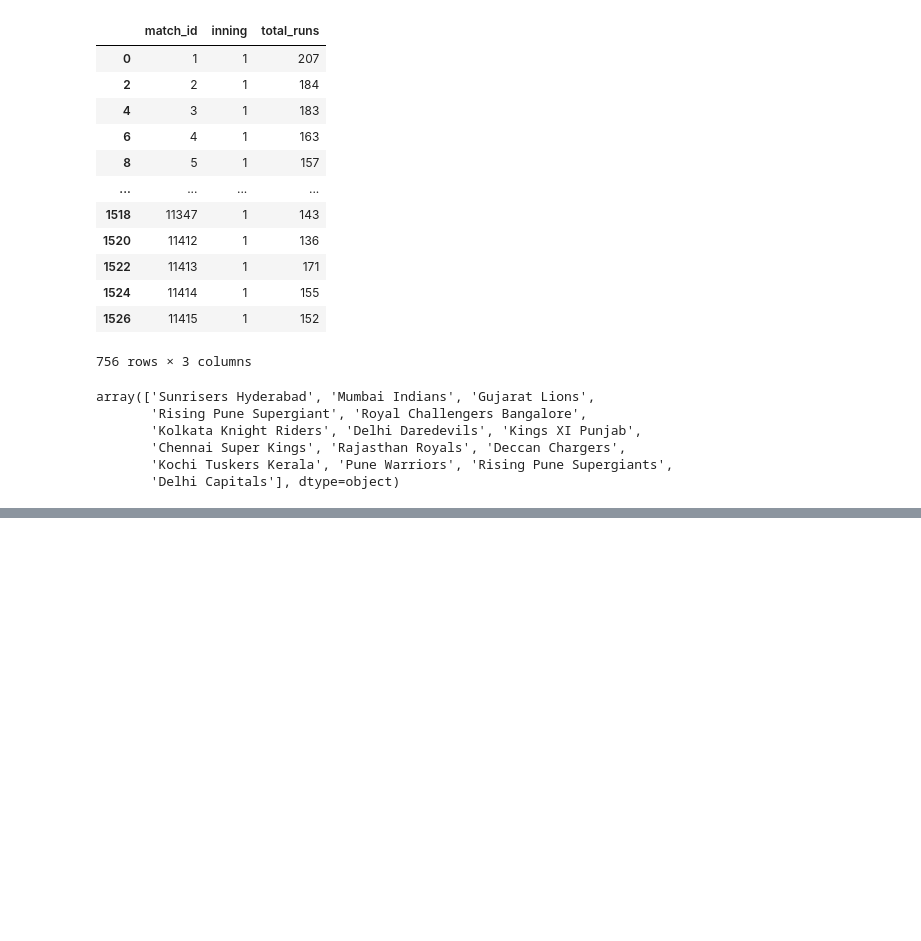
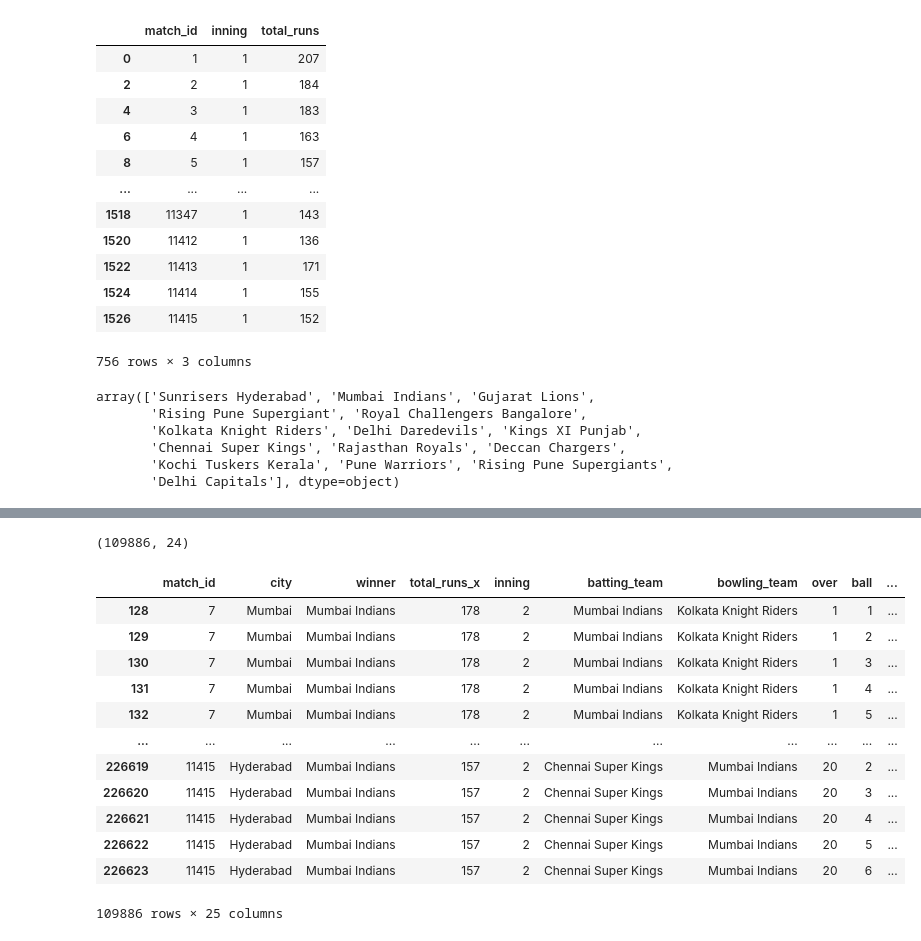
Before and after one commit to bhatsneha23/IPL-WIN-PROBABILITY-PREDICTOR-, a Jupyter notebook: code/this1.ipynb, the cells around one changed output, grey strips where cells are left out. Saved outputs shown, nothing was run; the diff lists cells and outputs as text; code cells hidden in the pictures; blank space fills up the shorter version.

```diff
--- a/code/this1.ipynb
+++ b/code/this1.ipynb
@@ -64,0 +93,28 @@ teams = [
+# %%
+match_df = match_df[['match_id','city','winner','total_runs']]
+# %%
+delivery_df = match_df.merge(delivery,on = 'match_id')
+# %%
+delivery_df =delivery_df[delivery_df['inning'] == 2]
+# %%
+delivery_df.shape
+# %% [output]
+(109886, 24)
+# %%
+delivery_df['current_score']= delivery_df.groupby('match_id')['total_runs_y'].cumsum()
+# %%
+delivery_df
+# %% [output]
+|  | match_id | city | winner | total_runs_x | inning | batting_team | bowling_team | over | ball | ... |
+| 128 | 7 | Mumbai | Mumbai Indians | 178 | 2 | Mumbai Indians | Kolkata Knight Riders | 1 | 1 | ... |
+| 129 | 7 | Mumbai | Mumbai Indians | 178 | 2 | Mumbai Indians | Kolkata Knight Riders | 1 | 2 | ... |
+| 130 | 7 | Mumbai | Mumbai Indians | 178 | 2 | Mumbai Indians | Kolkata Knight Riders | 1 | 3 | ... |
+| 131 | 7 | Mumbai | Mumbai Indians | 178 | 2 | Mumbai Indians | Kolkata Knight Riders | 1 | 4 | ... |
+| 132 | 7 | Mumbai | Mumbai Indians | 178 | 2 | Mumbai Indians | Kolkata Knight Riders | 1 | 5 | ... |
+| ... | ... | ... | ... | ... | ... | ... | ... | ... | ... | ... |
+| 226619 | 11415 | Hyderabad | Mumbai Indians | 157 | 2 | Chennai Super Kings | Mumbai Indians | 20 | 2 | ... |
+| 226620 | 11415 | Hyderabad | Mumbai Indians | 157 | 2 | Chennai Super Kings | Mumbai Indians | 20 | 3 | ... |
+| 226621 | 11415 | Hyderabad | Mumbai Indians | 157 | 2 | Chennai Super Kings | Mumbai Indians | 20 | 4 | ... |
+| 226622 | 11415 | Hyderabad | Mumbai Indians | 157 | 2 | Chennai Super Kings | Mumbai Indians | 20 | 5 | ... |
+| 226623 | 11415 | Hyderabad | Mumbai Indians | 157 | 2 | Chennai Super Kings | Mumbai Indians | 20 | 6 | ... |
+109886 rows × 25 columns
```
Also changed, not shown: parts of 7 cells of this notebook.
